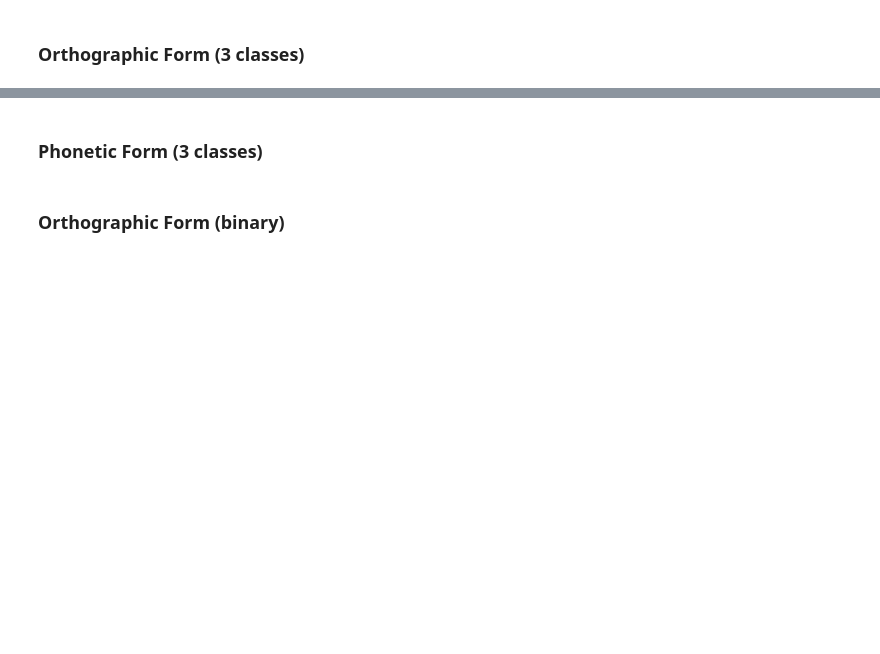
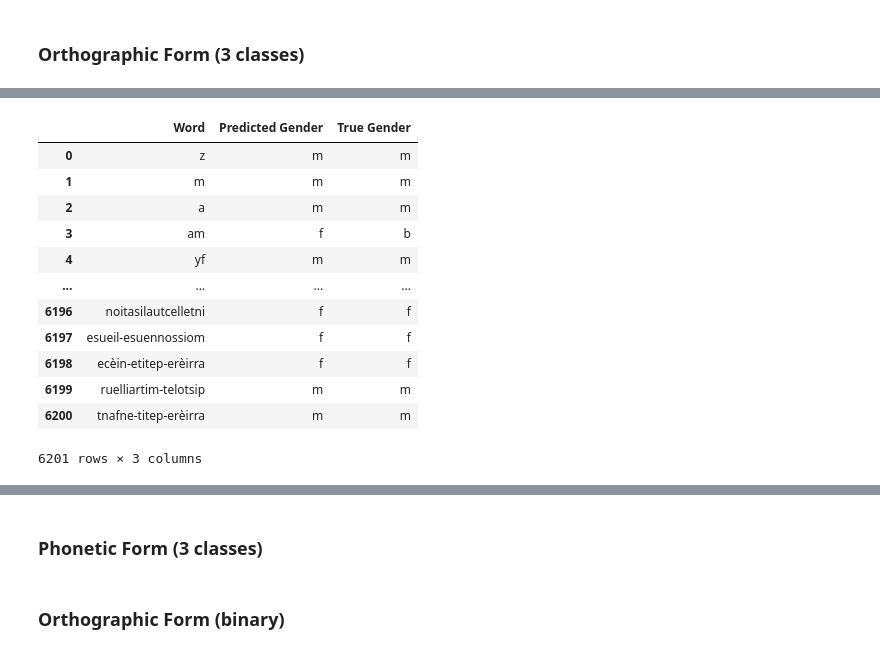
Before and after one commit to obonami/gender_prediction, a Jupyter notebook: src/main.ipynb, the cells around one changed output, grey strips where cells are left out. Drawn from its saved outputs; the diff is of its cells as text; code cells hidden in the pictures; blank space fills up the shorter version.

```diff
--- a/src/main.ipynb
+++ b/src/main.ipynb
@@ -137 +93,19 @@ The most frequent label in the dataset is: m
+# %%
+or3_predictions = or3_model.predict(or3_valid_generator, batch_size)
+or3_predictions_df = pd.DataFrame(or3_predictions)
+or3_predictions_df
+# %% [output]
+|  | Word | Predicted Gender | True Gender |
+| 0 | z | m | m |
+| 1 | m | m | m |
+| 2 | a | m | m |
+| 3 | am | f | b |
+| 4 | yf | m | m |
+| ... | ... | ... | ... |
+| 6196 | noitasilautcelletni | f | f |
+| 6197 | esueil-esuennossiom | f | f |
+| 6198 | ecèin-etitep-erèirra | f | f |
+| 6199 | ruelliartim-telotsip | m | m |
+| 6200 | tnafne-titep-erèirra | m | m |
+6201 rows × 3 columns
 # %%
```
Also changed, not shown: parts of 43 cells of this notebook, 7 other files.
